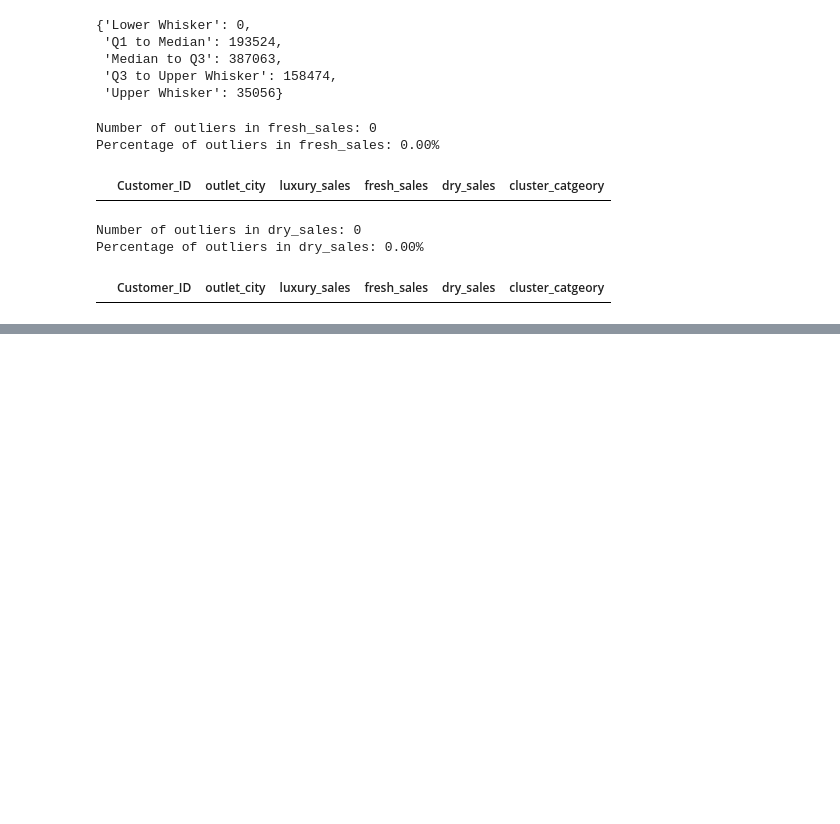
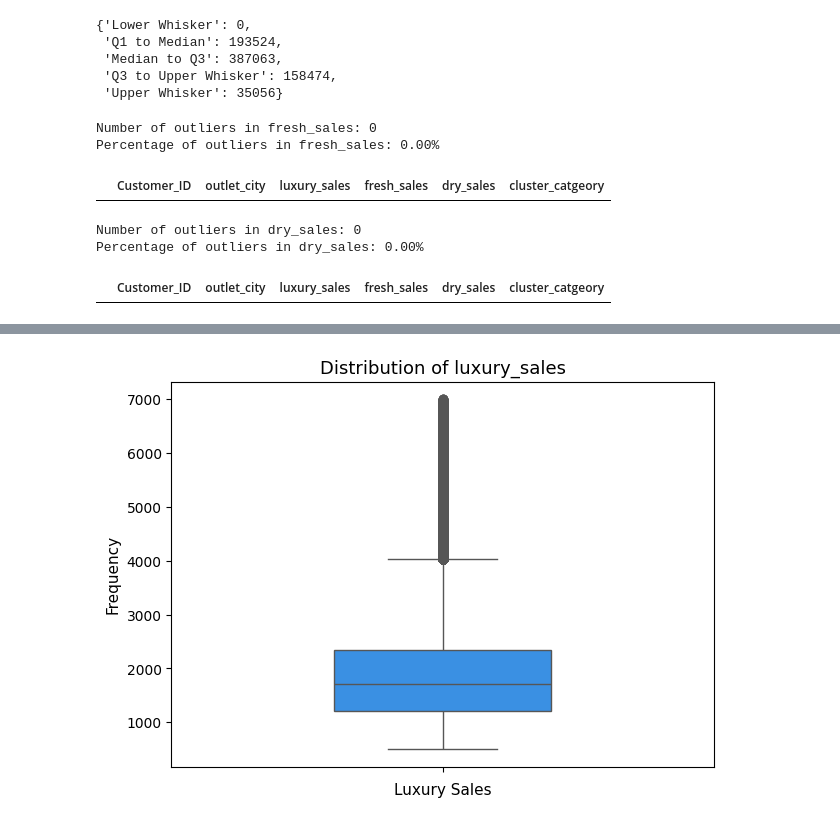
Before and after one commit to Krishnadayal/Data-Science-Project-Lifecycle, a Jupyter notebook: Finalised_Train.ipynb, the cells around one changed output, grey strips where cells are left out. Cells and saved outputs as stored; diff of their text form; code cells hidden in the pictures; blank space fills up the shorter version.

```diff
--- a/Finalised_Train.ipynb
+++ b/Finalised_Train.ipynb
@@ -451,0 +478,9 @@ Percentage of outliers in dry_sales: 0.00%
+# %%
+plt.figure(figsize = [7,5])
+sns.boxplot(data = train_data, y = "luxury_sales", color = "dodgerblue", width = 0.4)
+plt.title("Distribution of luxury_sales", fontsize = 13)
+plt.xlabel("Luxury Sales", fontsize = 11)
+plt.ylabel("Frequency", fontsize = 11)
+plt.show()
+# %% [output]
+[figure, added]
```
Also changed, not shown: parts of 5 cells of this notebook.
